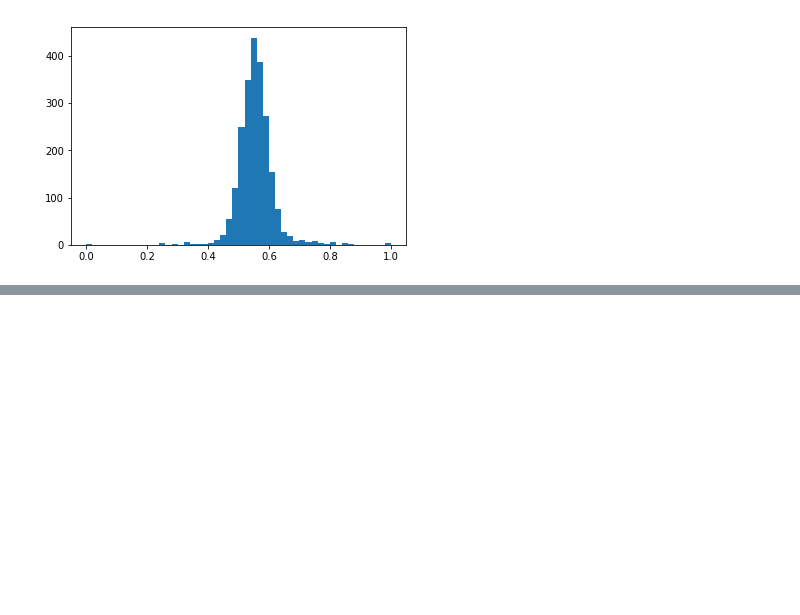
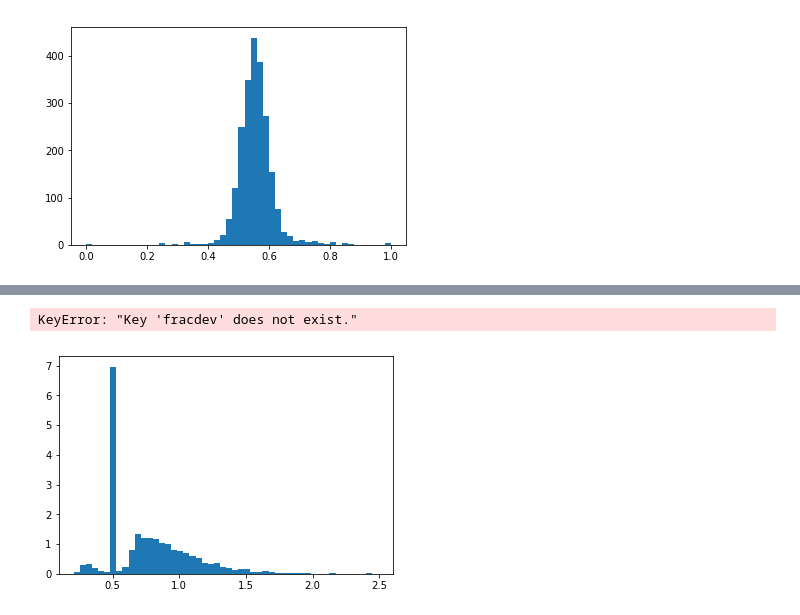
Before and after one commit to DriftingPig/Drones, a Jupyter notebook: obiwan_analysis/ang_corr/ipynb/clean_version_validation0131.ipynb, the cells around one changed output, grey strips where cells are left out. Drawn from its saved outputs; the diff is of its cells as text; code cells hidden in the pictures; blank space fills up the shorter version.

```diff
--- a/obiwan_analysis/ang_corr/ipynb/clean_version_validation0131.ipynb
+++ b/obiwan_analysis/ang_corr/ipynb/clean_version_validation0131.ipynb
@@ -669,3 +669,7 @@ plt.hist(dddt['num_good_out']/dddt['num_all'],bins = 50)
          0.9 ,  0.92,  0.94,  0.96,  0.98,  1.  ]),
  <a list of 50 Patch objects>)
 [figure]
+# %%
+fn = 'elg_match_w_flux.fits'
+dat = fits.getdata(topdir+fn)
+dat.columns
@@ -671,0 +694,8 @@ plt.hist(dddt['num_good_out']/dddt['num_all'],bins = 50)
+# %%
+#exp:
+fracdev = dat['fracdev']
+shapeexp_r = dat['shapeexp_r']
+n = dat['n']
+rhalf = dat['rhalf']
+sel = (fracdev<0.5)&(n==1)
+d_exp = dat[sel]
@@ -671,0 +722,16 @@ plt.hist(dddt['num_good_out']/dddt['num_all'],bins = 50)
+# %%
+fracdev = DAT['fracdev']
+shapeexp_r = DAT['shapeexp_r']
+
+rhalf = DAT['rhalf']
+sel = (fracdev<0.5)
+D_exp = dat[sel]
+# %% [output]
+KeyError: "Key 'fracdev' does not exist."
+# %%
+p1 = plt.hist(d_exp['rhalf'],bins = 50,density = True)
+#p2 = plt.hist(d_exp['shapeexp_r'],bins = 50,density = True)
+#plt.gca().set_ylim((0,2))
+#plt.gca().set_xlim((0,3))
+# %% [output]
+[figure, added]
```
Also changed, not shown: parts of 8 cells of this notebook, 27 other files.
